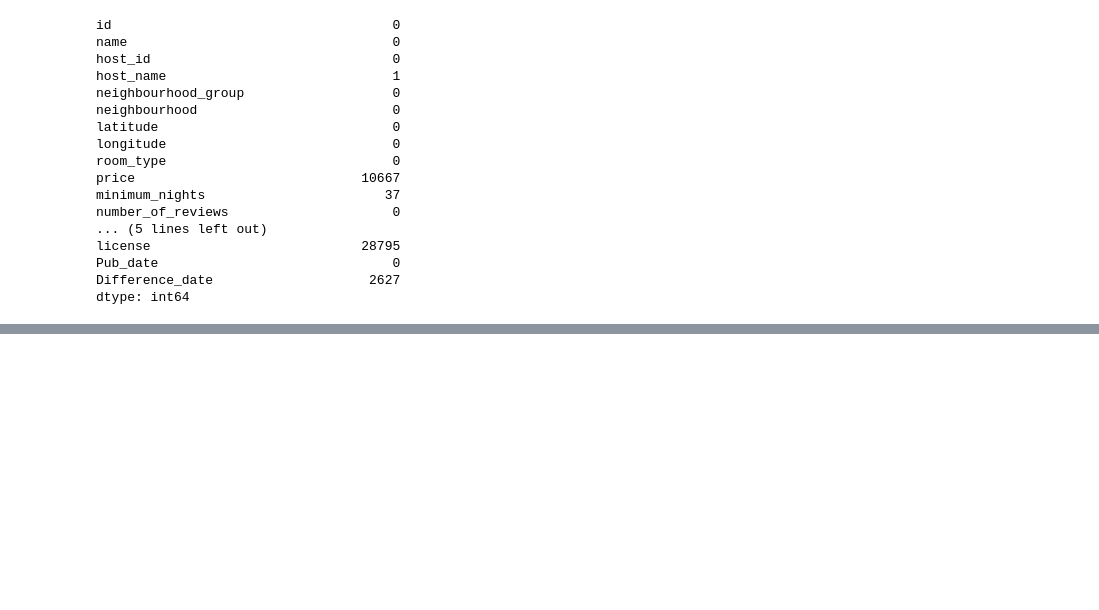
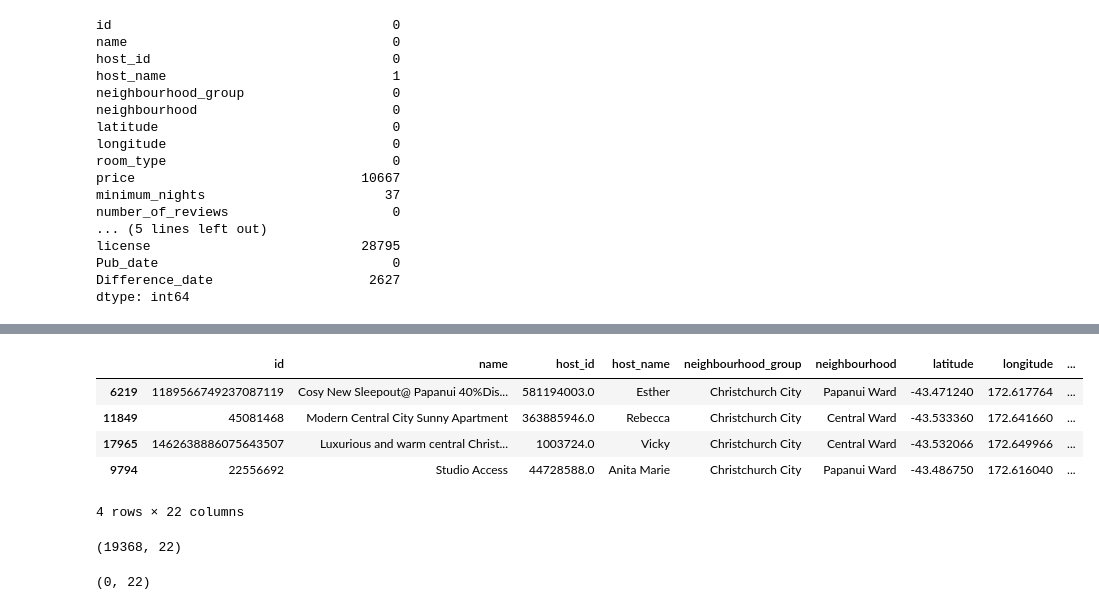
Before and after one commit to KULDEEP1994KR/GRP_Project_422_201, a Jupyter notebook: week_8/Christ_data.ipynb, the cells around one changed output, grey strips where cells are left out. Saved outputs shown, nothing was run; the diff lists cells and outputs as text; code cells hidden in the pictures; blank space fills up the shorter version.

```diff
--- a/week_8/Christ_data.ipynb
+++ b/week_8/Christ_data.ipynb
@@ -780,9 +760,9 @@ Pub_date                              0
 Difference_date                    2627
 dtype: int64
 # %%
-all_christ['month'] = all_christ['last_review'].dt.month
+all_christ['month'] = all_christ['Pub_date'].dt.month
 # %%
-all_christ['month_name'] = all_christ['last_review'].dt.month_name()
+all_christ['month_name'] = all_christ['Pub_date'].dt.month_name()
 # %%
 price_na = all_christ[all_christ['price'].isna()].copy()
 # %%
@@ -806,0 +804,9 @@ dtype: int64
+# %%
+all_christ.sample(4)
+# %% [output]
+|  | id | name | host_id | host_name | neighbourhood_group | neighbourhood | latitude | longitude | ... |
+| 6219 | 1189566749237087119 | Cosy New Sleepout@ Papanui 40%Dis... | 581194003.0 | Esther | Christchurch City | Papanui Ward | -43.471240 | 172.617764 | ... |
+| 11849 | 45081468 | Modern Central City Sunny Apartment | 363885946.0 | Rebecca | Christchurch City | Central Ward | -43.533360 | 172.641660 | ... |
+| 17965 | 1462638886075643507 | Luxurious and warm central Christ... | 1003724.0 | Vicky | Christchurch City | Central Ward | -43.532066 | 172.649966 | ... |
+| 9794 | 22556692 | Studio Access | 44728588.0 | Anita Marie | Christchurch City | Papanui Ward | -43.486750 | 172.616040 | ... |
+4 rows × 22 columns
@@ -806,0 +822,11 @@ dtype: int64
+# %%
+all_christ.shape
+# %% [output]
+(19368, 22)
+# %%
+all_christ[
+    all_christ['month_name'].isin(months_to_remove) &
+    all_christ['price'].isna()
+].shape
+# %% [output]
+(0, 22)
```
Also changed, not shown: parts of 12 cells of this notebook.
